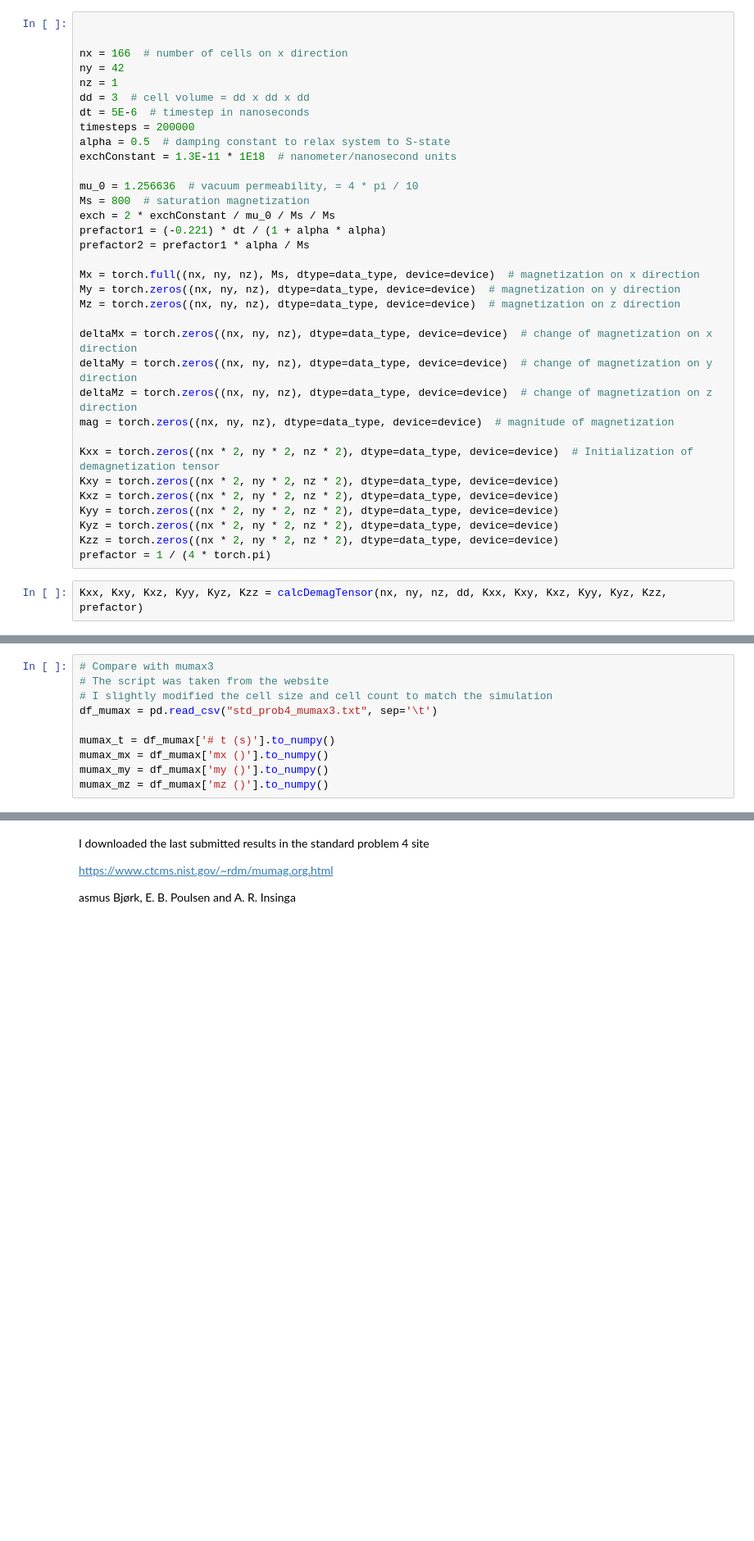
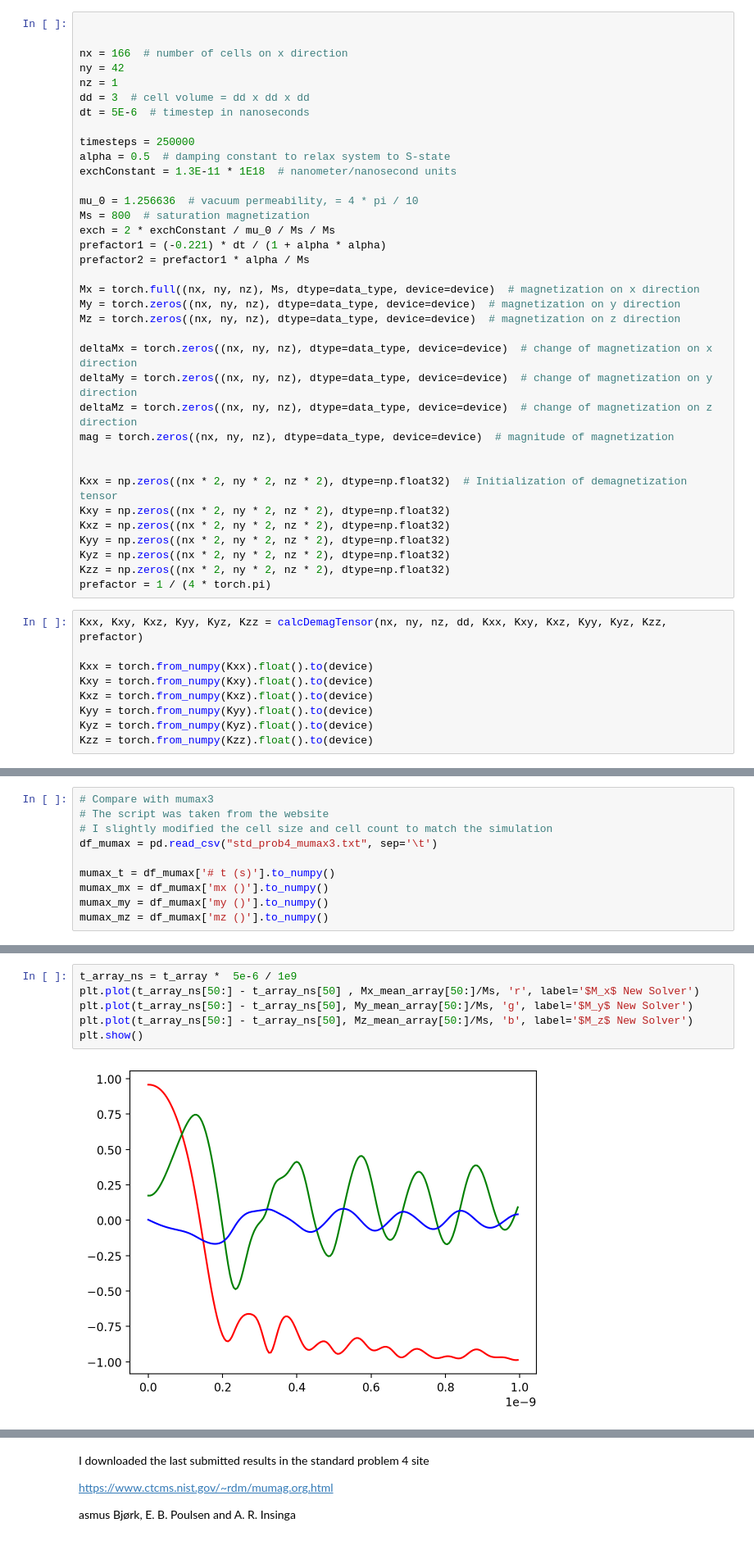
Before and after one commit to jedcheng/micromagnetic_std_problem4, a Jupyter notebook: std_problem4_torch.ipynb, the cells around one changed output, grey strips where cells are left out. Shown at 82% size. Drawn from its saved outputs; the diff is of its cells as text; blank space fills up the shorter version.

```diff
--- a/std_problem4_torch.ipynb
+++ b/std_problem4_torch.ipynb
@@ -105,7 +80,8 @@ ny = 42
 nz = 1
 dd = 3  # cell volume = dd x dd x dd
 dt = 5E-6  # timestep in nanoseconds
-timesteps = 200000
+
+timesteps = 250000
 alpha = 0.5  # damping constant to relax system to S-state
 exchConstant = 1.3E-11 * 1E18  # nanometer/nanosecond units
 
@@ -124,15 +100,23 @@ deltaMy = torch.zeros((nx, ny, nz), dtype=data_type, device=device)  # change of
 deltaMz = torch.zeros((nx, ny, nz), dtype=data_type, device=device)  # change of magnetization on z direction
 mag = torch.zeros((nx, ny, nz), dtype=data_type, device=device)  # magnitude of magnetization
 
-Kxx = torch.zeros((nx * 2, ny * 2, nz * 2), dtype=data_type, device=device)  # Initialization of demagnetization tensor
-Kxy = torch.zeros((nx * 2, ny * 2, nz * 2), dtype=data_type, device=device)
-Kxz = torch.zeros((nx * 2, ny * 2, nz * 2), dtype=data_type, device=device)
-Kyy = torch.zeros((nx * 2, ny * 2, nz * 2), dtype=data_type, device=device)
-Kyz = torch.zeros((nx * 2, ny * 2, nz * 2), dtype=data_type, device=device)
-Kzz = torch.zeros((nx * 2, ny * 2, nz * 2), dtype=data_type, device=device)
+
+Kxx = np.zeros((nx * 2, ny * 2, nz * 2), dtype=np.float32)  # Initialization of demagnetization tensor
+Kxy = np.zeros((nx * 2, ny * 2, nz * 2), dtype=np.float32)
+Kxz = np.zeros((nx * 2, ny * 2, nz * 2), dtype=np.float32)
+Kyy = np.zeros((nx * 2, ny * 2, nz * 2), dtype=np.float32)
+Kyz = np.zeros((nx * 2, ny * 2, nz * 2), dtype=np.float32)
+Kzz = np.zeros((nx * 2, ny * 2, nz * 2), dtype=np.float32)
 prefactor = 1 / (4 * torch.pi)
 # %%
 Kxx, Kxy, Kxz, Kyy, Kyz, Kzz = calcDemagTensor(nx, ny, nz, dd, Kxx, Kxy, Kxz, Kyy, Kyz, Kzz, prefactor)
+
+Kxx = torch.from_numpy(Kxx).float().to(device)
+Kxy = torch.from_numpy(Kxy).float().to(device)
+Kxz = torch.from_numpy(Kxz).float().to(device)
+Kyy = torch.from_numpy(Kyy).float().to(device)
+Kyz = torch.from_numpy(Kyz).float().to(device)
+Kzz = torch.from_numpy(Kzz).float().to(device)
 # %%
 Kxx_fft = fftn(Kxx)  # fast fourier transform of demag tensor
 Kxy_fft = fftn(Kxy)
@@ -293,3 +323,11 @@ t_array_ns = t_array / timesteps / 1e9
+# %%
+t_array_ns = t_array *  5e-6 / 1e9
+plt.plot(t_array_ns[50:] - t_array_ns[50] , Mx_mean_array[50:]/Ms, 'r', label='$M_x$ New Solver')
+plt.plot(t_array_ns[50:] - t_array_ns[50], My_mean_array[50:]/Ms, 'g', label='$M_y$ New Solver')
+plt.plot(t_array_ns[50:] - t_array_ns[50], Mz_mean_array[50:]/Ms, 'b', label='$M_z$ New Solver')
+plt.show()
+# %% [output]
+[figure, added]
 # %%
 plt.plot(t_array_ns[50:] - t_array_ns[50] , Mx_mean_array[50:]/Ms, 'r', label='$M_x$ New Solver')
 plt.plot(t_array_ns[50:] - t_array_ns[50], My_mean_array[50:]/Ms, 'g', label='$M_y$ New Solver')
```
Also changed, not shown: parts of 10 cells of this notebook.
